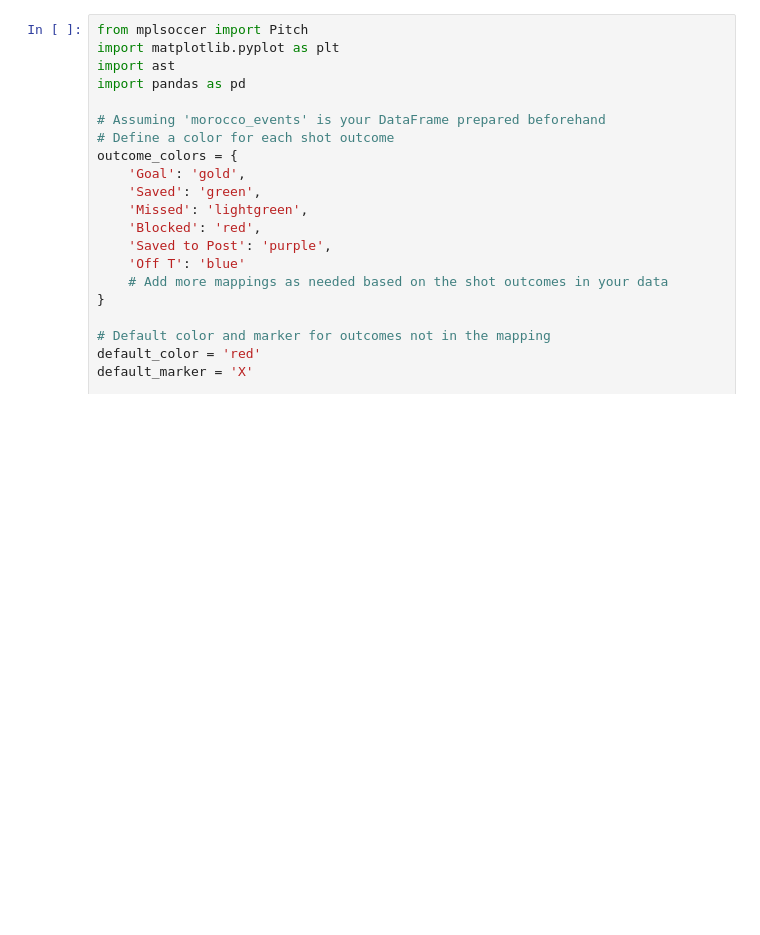
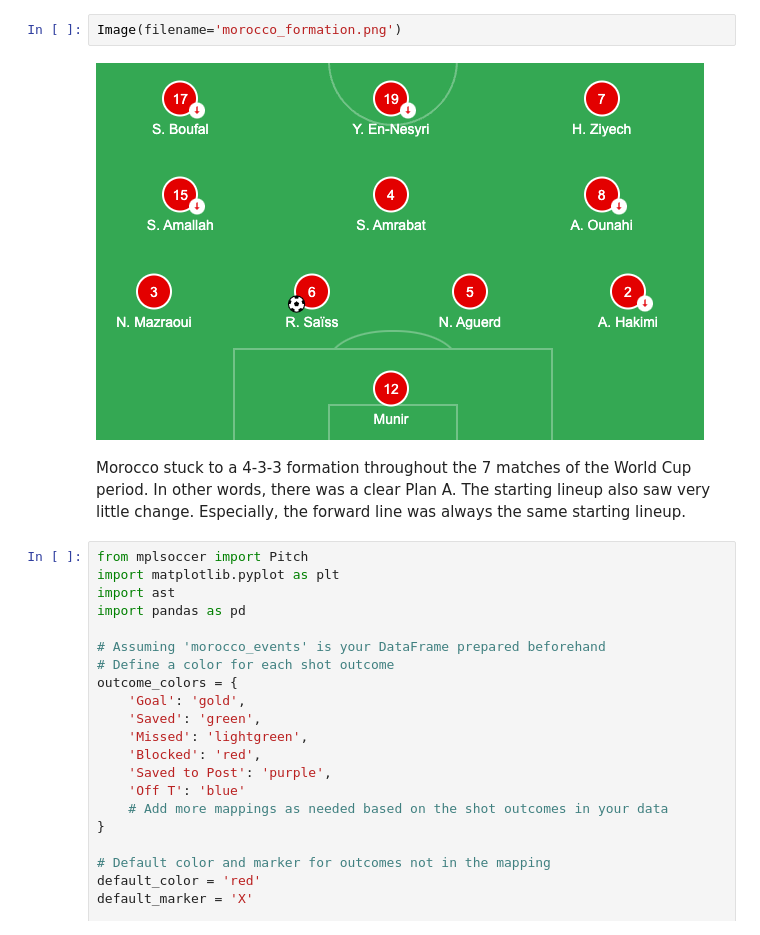
Before and after one commit to kwonionsoup/Soccer_Project, a Jupyter notebook: visualization.ipynb, the cells around one changed output. Drawn from its saved outputs; the diff is of its cells as text; blank space fills up the shorter version.

```diff
--- a/visualization.ipynb
+++ b/visualization.ipynb
@@ -21,3 +22,9 @@ morocco_events.head(5)
+# %%
+Image(filename='morocco_formation.png')
+# %% [output]
+[figure, added]
+# %% [markdown]
+Morocco stuck to a 4-3-3 formation throughout the 7 matches of the World Cup period. In other words, there was a clear Plan A. The starting lineup also saw very little change. Especially, the forward line was always the same starting lineup.
 # %%
 from mplsoccer import Pitch
 import matplotlib.pyplot as plt
```
Also changed, not shown: parts of 13 cells of this notebook, 2 other files.
